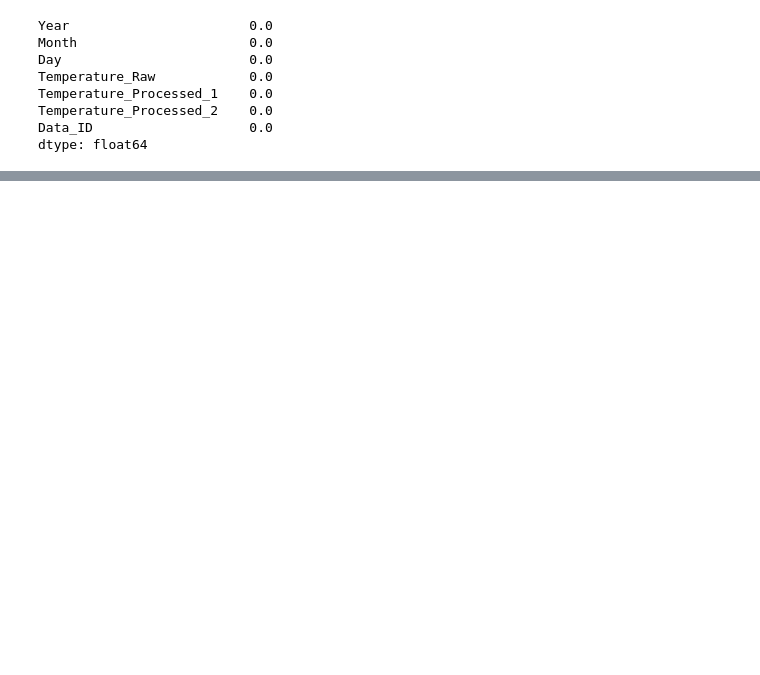
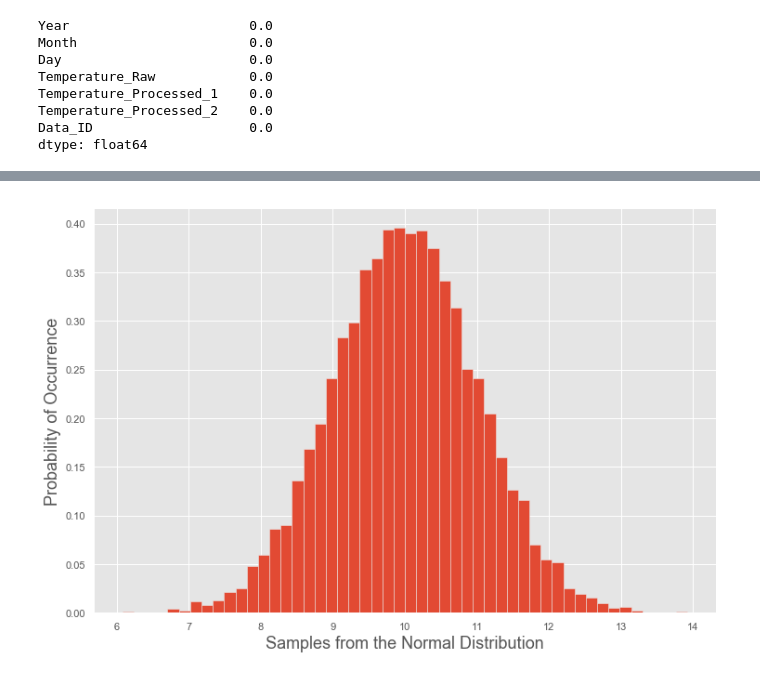
Before and after one commit to Schots/Stockholm-Temperatures, a Jupyter notebook: Stockholm Daily Mean Temperatures.ipynb, the cells around one changed output, grey strips where cells are left out. Saved outputs shown, nothing was run; the diff lists cells and outputs as text; code cells hidden in the pictures; blank space fills up the shorter version.

```diff
--- a/Stockholm Daily Mean Temperatures.ipynb
+++ b/Stockholm Daily Mean Temperatures.ipynb
@@ -81,0 +111,12 @@ def cdf(data):
+# %%
+#Reproducibility
+np.random.seed(42)
+# Draws Samples from the Normal
+x = np.random.normal(10,1,10000)
+# %%
+plt.hist(x,bins = 50, density = True)
+plt.xlabel('Samples from the Normal Distribution')
+plt.ylabel('Probability of Occurrence')
+plt.show()
+# %% [output]
+[figure, added]
```
Also changed, not shown: parts of 12 cells of this notebook.
